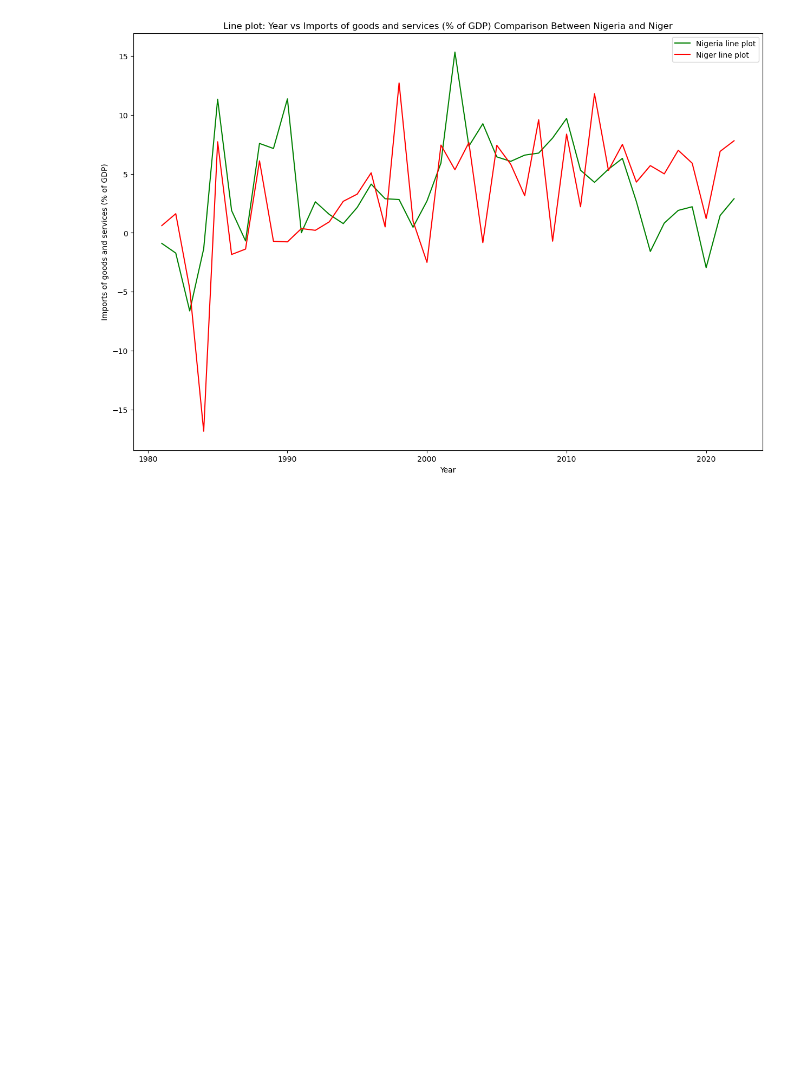
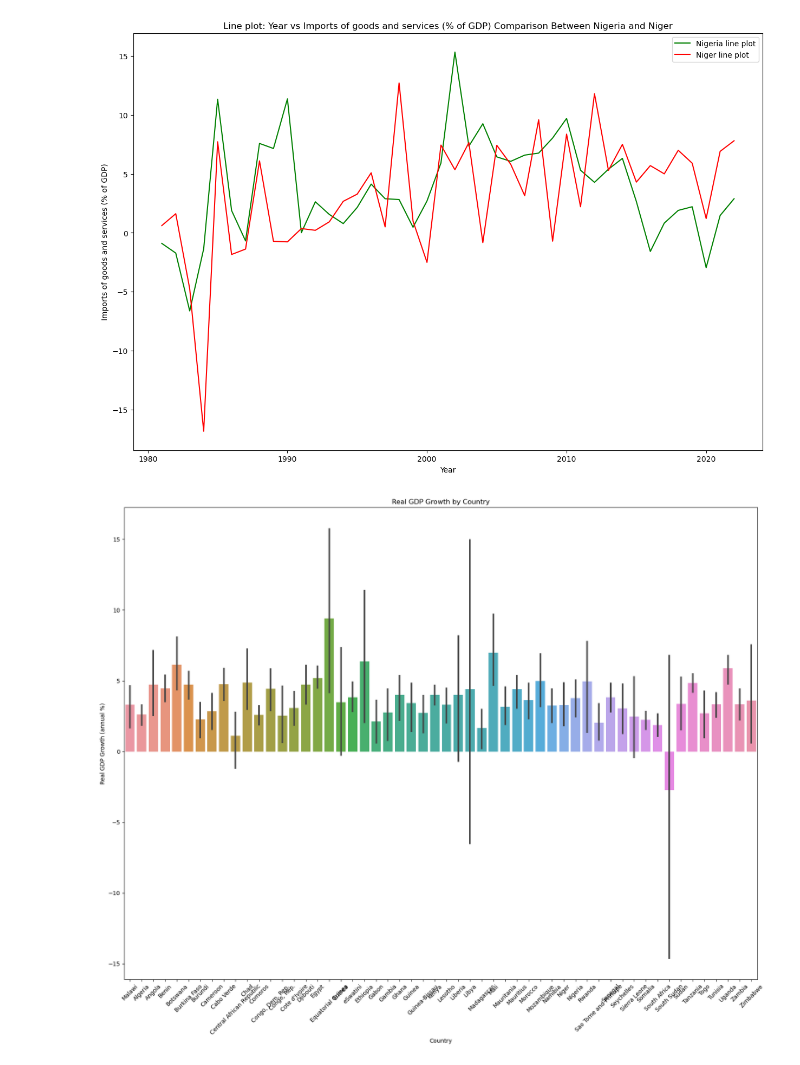
Before and after one commit to andazi/EDA-African-Economic-Performance, a Jupyter notebook: AFRICAN ECONOMY EDA.ipynb, the cells around one changed output. Saved outputs shown, nothing was run; the diff lists cells and outputs as text; code cells hidden in the pictures; blank space fills up the shorter version.

```diff
--- a/AFRICAN ECONOMY EDA.ipynb
+++ b/AFRICAN ECONOMY EDA.ipynb
@@ -457,3 +524,19 @@ econ_comparison('NGA', 'STP', year, inflation)
 econ_comparison('NGA', 'NER', year, imports_gdp)
 # %% [output]
 [figure]
+# %%
+import seaborn as sns
+
+# Group data by countries
+country_groups = dataset_cleaned.groupby('Country')
+
+# Create a bar plot for Real GDP growth by country
+plt.figure(figsize=(20, 15))
+sns.barplot(x='Country', y='Real GDP growth (annual %)', data=dataset_cleaned)
+plt.xlabel('Country')
+plt.ylabel('Real GDP Growth (annual %)')
+plt.title('Real GDP Growth by Country')
+plt.xticks(rotation=45)
+plt.show()
+# %% [output]
+[figure, added]
```
Also changed, not shown: parts of 10 cells of this notebook.
